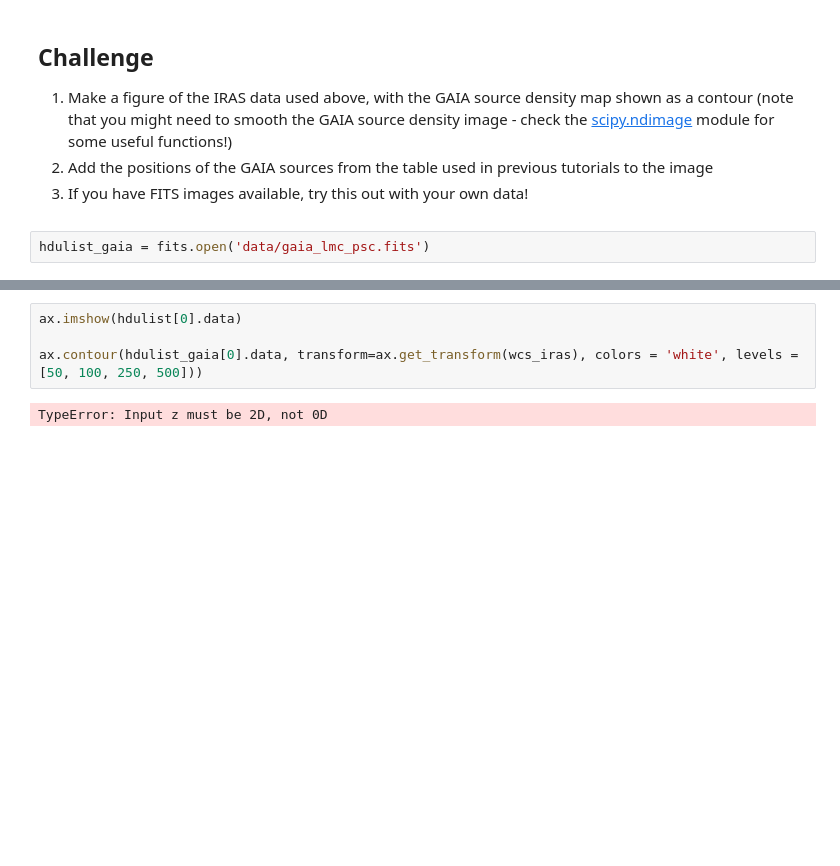
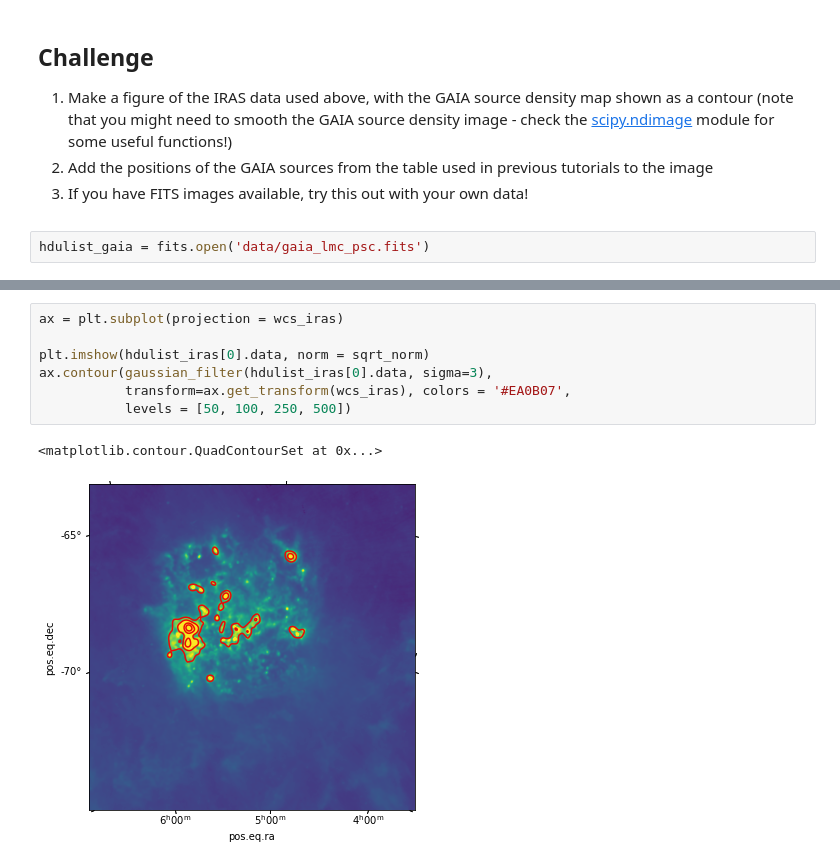
Before and after one commit to bsipocz/ASTR497, a Jupyter notebook: astropy_notebooks/08-wcsaxes.ipynb, the cells around one changed output, grey strips where cells are left out. Drawn from its saved outputs; the diff is of its cells as text; blank space fills up the shorter version.

```diff
--- a/astropy_notebooks/08-wcsaxes.ipynb
+++ b/astropy_notebooks/08-wcsaxes.ipynb
@@ -238,6 +253,10 @@ hdulist_gaia = fits.open('data/gaia_lmc_psc.fits')
 # %%
-ax.imshow(hdulist[0].data)
+ax = plt.subplot(projection = wcs_iras)
 
-ax.contour(hdulist_gaia[0].data, transform=ax.get_transform(wcs_iras), colors = 'white', levels = [50, 100, 250, 500]))
+plt.imshow(hdulist_iras[0].data, norm = sqrt_norm)
+ax.contour(gaussian_filter(hdulist_iras[0].data, sigma=3),
+           transform=ax.get_transform(wcs_iras), colors = '#EA0B07',
+           levels = [50, 100, 250, 500])
 # %% [output]
-TypeError: Input z must be 2D, not 0D
+<matplotlib.contour.QuadContourSet at 0x...>
+[figure, added]
```
Also changed, not shown: parts of 9 cells of this notebook, 3 other files.
